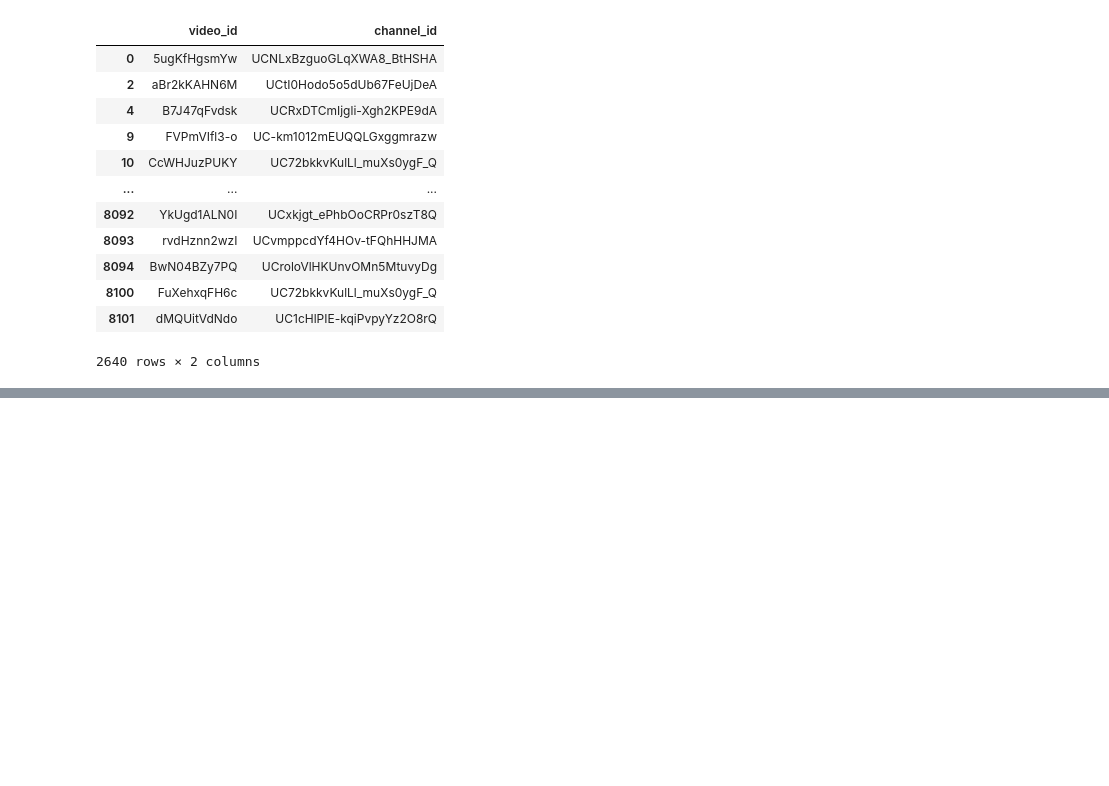
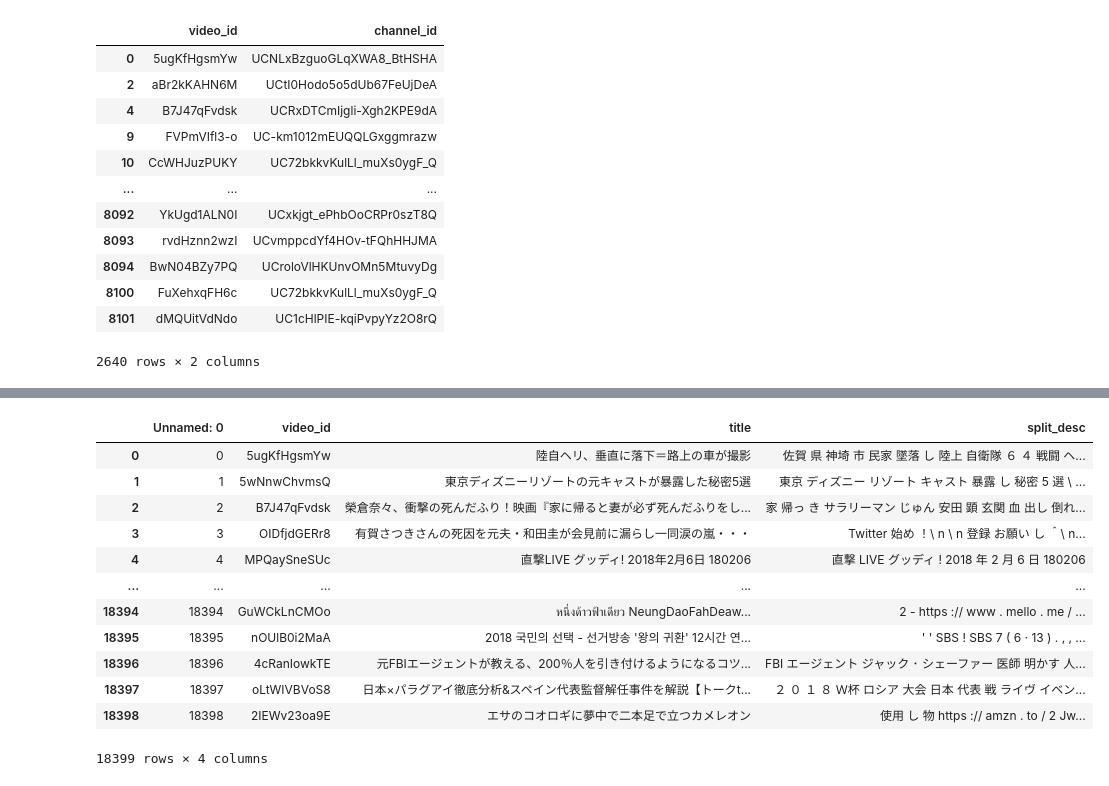
Before and after one commit to tsuru-kazu/research, a Jupyter notebook: src/code/merge.ipynb, the cells around one changed output, grey strips where cells are left out. Cells and saved outputs as stored; diff of their text form; code cells hidden in the pictures; blank space fills up the shorter version.

```diff
--- a/src/code/merge.ipynb
+++ b/src/code/merge.ipynb
@@ -90,0 +174,17 @@ channel_id.drop_duplicates()
+# %%
+desc = pd.read_csv("../data/input/description_split_words.csv")
+desc
+# %% [output]
+|  | Unnamed: 0 | video_id | title | split_desc |
+| 0 | 0 | 5ugKfHgsmYw | 陸自ヘリ、垂直に落下＝路上の車が撮影 | 佐賀 県 神埼 市 民家 墜落 し 陸上 自衛隊 ６ ４ 戦闘 ヘ... |
+| 1 | 1 | 5wNnwChvmsQ | 東京ディズニーリゾートの元キャストが暴露した秘密5選 | 東京 ディズニー リゾート キャスト 暴露 し 秘密 5 選 \ ... |
+| 2 | 2 | B7J47qFvdsk | 榮倉奈々、衝撃の死んだふり！映画『家に帰ると妻が必ず死んだふりをし... | 家 帰っ き サラリーマン じゅん 安田 顕 玄関 血 出し 倒れ... |
+| 3 | 3 | OIDfjdGERr8 | 有賀さつきさんの死因を元夫・和田圭が会見前に漏らし一同涙の嵐・・・ | Twitter 始め ！\ n \ n 登録 お願い し ＾\ n... |
+| 4 | 4 | MPQaySneSUc | 直撃LIVE グッディ! 2018年2月6日 180206 | 直撃 LIVE グッディ ! 2018 年 2 月 6 日 180206 |
+| ... | ... | ... | ... | ... |
+| 18394 | 18394 | GuWCkLnCMOo | หนึ่งด้าวฟ้าเดียว NeungDaoFahDeaw... | 2 - https :// www . mello . me / ... |
+| 18395 | 18395 | nOUlB0i2MaA | 2018 국민의 선택 - 선거방송 '왕의 귀환' 12시간 연... | ' ' SBS ! SBS 7 ( 6 · 13 ) . , , ... |
+| 18396 | 18396 | 4cRanIowkTE | 元FBIエージェントが教える、200％人を引き付けるようになるコツ... | FBI エージェント ジャック ･ シェーファー 医師 明かす 人... |
+| 18397 | 18397 | oLtWIVBVoS8 | 日本×パラグアイ徹底分析&スペイン代表監督解任事件を解説【トークt... | ２ ０ １ ８ Ｗ杯 ロシア 大会 日本 代表 戦 ライヴ イベン... |
+| 18398 | 18398 | 2IEWv23oa9E | エサのコオロギに夢中で二本足で立つカメレオン | 使用 し 物 https :// amzn . to / 2 Jw... |
+18399 rows × 4 columns
```
Also changed, not shown: parts of 7 cells of this notebook, 8 other files.
